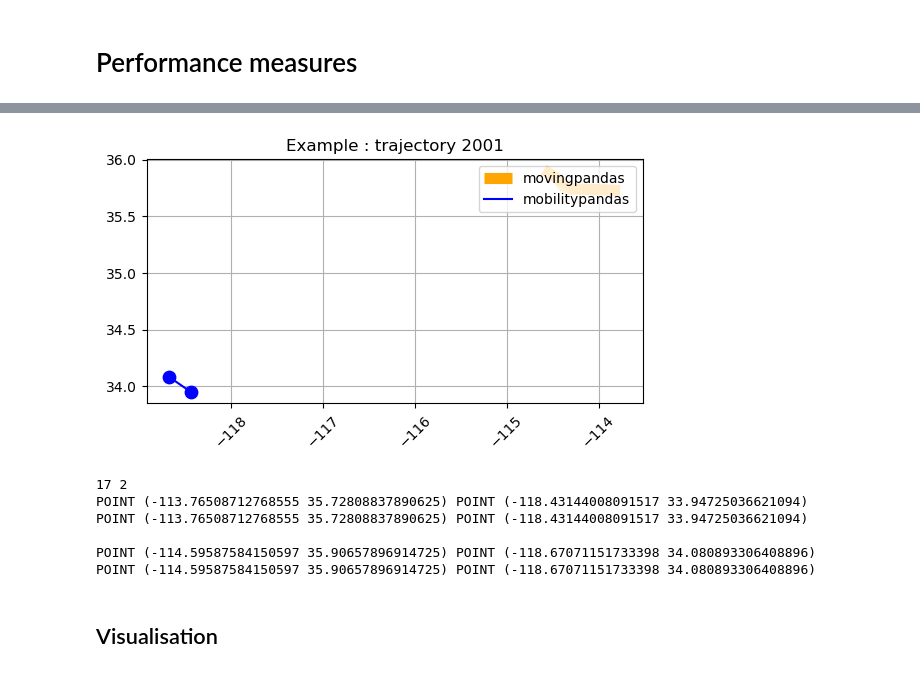
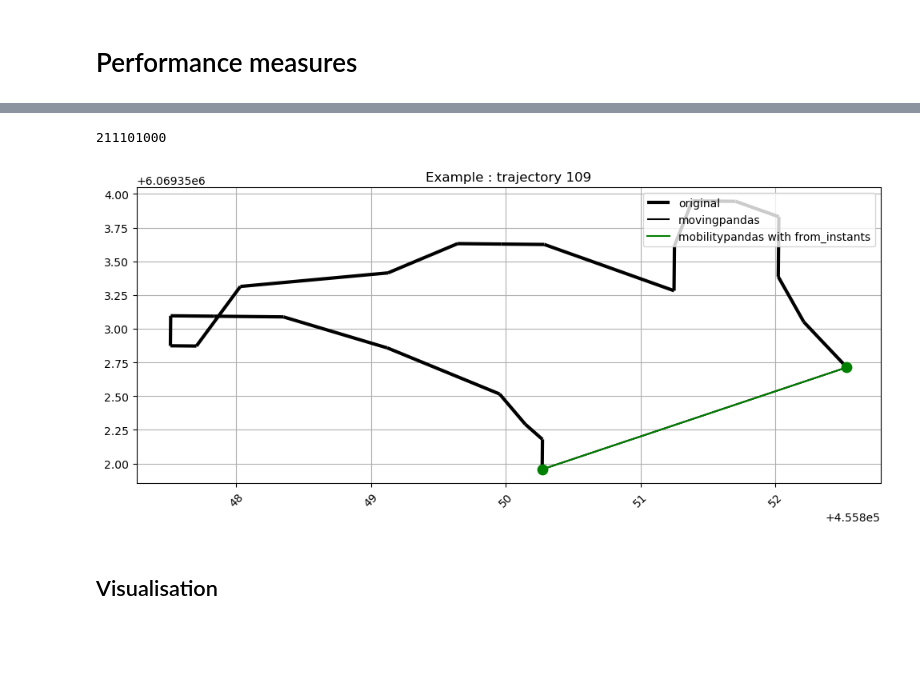
Before and after one commit to SophiedeVirieu/MobilityPandas, a Jupyter notebook: tutorials/benchmark/simplify_dp.ipynb, the cells around one changed output, grey strips where cells are left out. Saved outputs shown, nothing was run; the diff lists cells and outputs as text; code cells hidden in the pictures; blank space fills up the shorter version.

```diff
--- a/tutorials/benchmark/simplify_dp.ipynb
+++ b/tutorials/benchmark/simplify_dp.ipynb
@@ -343,29 +388,46 @@ Average gap time delta without pymeos = 0:00:00, with pymeos = 0:01:50.344393, w
 # %%
 
 # Plotting the trajectories
-n=2001
-# n=1010
-simplified_without.trajectories[n].plot(color='orange', label='movingpandas', linewidth=8)
-simplified_with2.values[n].plot(color='blue', label='mobilitypandas')
-# simplified_with3.values[n].plot(color='green', label='mobilitypandas with from_arrays')
+# n=109
+n=109
+m = [traj.id for traj in trajectories_without][n]
+print(m)
+
+fig, ax = plt.subplots(figsize=(12, 8))
+trajectories_without.trajectories[n].plot(color='black', label='original', linewidth=3, ax=ax)
+
+# trajectories_without.trajectories[n].plot(color='black', label='movingpandas', linewidth=8, ax=ax)
+# trajectories_with3.trajectory[m].plot(color='red', label='mobilitypandas with from_arrays', linewidth=5)
+# trajectories_with2.trajectory[m].plot(color='blue', label='mobilitypandas with from_instants', linewidth=2)
+
+simplified_without.trajectories[n].plot(color='black', label='movingpandas', ax=ax)
+simplified_with2[m].plot(color='green', label='mobilitypandas with from_instants')
+# simplified_with3.values[n].plot(color='blue', label='mobilitypandas with from_arrays', linewidth=2)
+
 plt.title("Example : trajectory {0}".format(n))
 plt.legend()
 plt.show()
 
 
-print(simplified_without.trajectories[n].size(), simplified_with2.values[n].num_instants())
-print(trajectories_without.trajectories[n].get_start_location(), trajectories_with2.trajectory[n].start_value())
-print(simplified_without.trajectories[n].get_start_location(), simplified_with2.values[n].start_value())
-print()
-print(trajectories_without.trajectories[n].get_end_location(), trajectories_with2.trajectory[n].end_value())
-print(simplified_without.trajectories[n].get_end_location(), simplified_with2.values[n].end_value())
+# print(simplified_without.trajectories[n].size(), simplified_with2.values[n].num_instants())
+# print(trajectories_without.trajectories[n].get_start_location(), trajectories_with2.trajectory[m].start_value())
+# print(simplified_without.trajectories[n].get_start_location(), simplified_with2.values[n].start_value())
+# print()
+# print(trajectories_without.trajectories[n], '\n\n', trajectories_with2.values[n])
+
+def from_mmsi(collection, mmsi):
+    if isinstance(collection, mpd.TrajectoryCollection):
+        return next(
+            traj for traj in collection.trajectories
+            if 'mmsi' in traj.df.columns and traj.df['mmsi'].iloc[0] == mmsi
+        )
+    elif isinstance(collection, pd.Series):
+        return next(
+            traj for traj in collection.values
+            if traj.index == mmsi
+        )
 # %% [output]
+211101000
-[figure, old version]
+[figure, new version]
-17 2
-POINT (-113.76508712768555 35.72808837890625) POINT (-118.43144008091517 33.94725036621094)
-POINT (-113.76508712768555 35.72808837890625) POINT (-118.43144008091517 33.94725036621094)
-
-POINT (-114.59587584150597 35.90657896914725) POINT (-118.67071151733398 34.080893306408896)
-POINT (-114.59587584150597 35.90657896914725) POINT (-118.67071151733398 34.080893306408896)
 # %% [markdown]
 ## Visualisation
```
Also changed, not shown: parts of 21 cells of this notebook.
